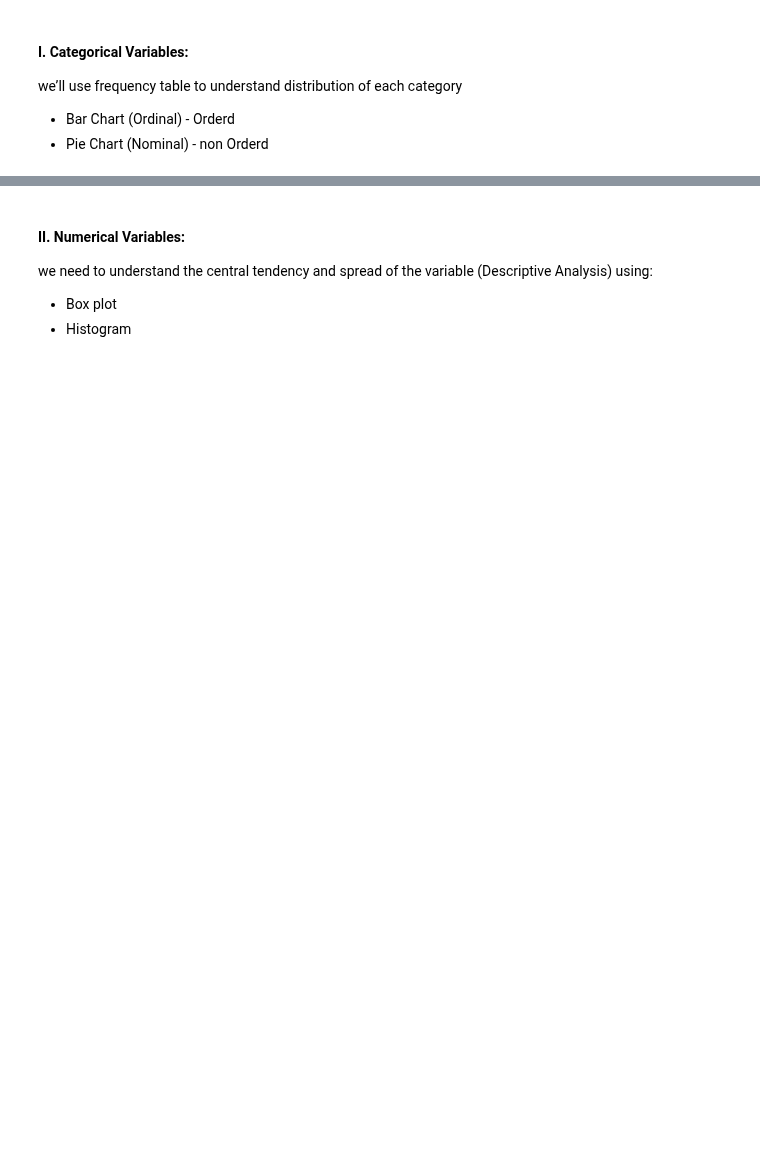
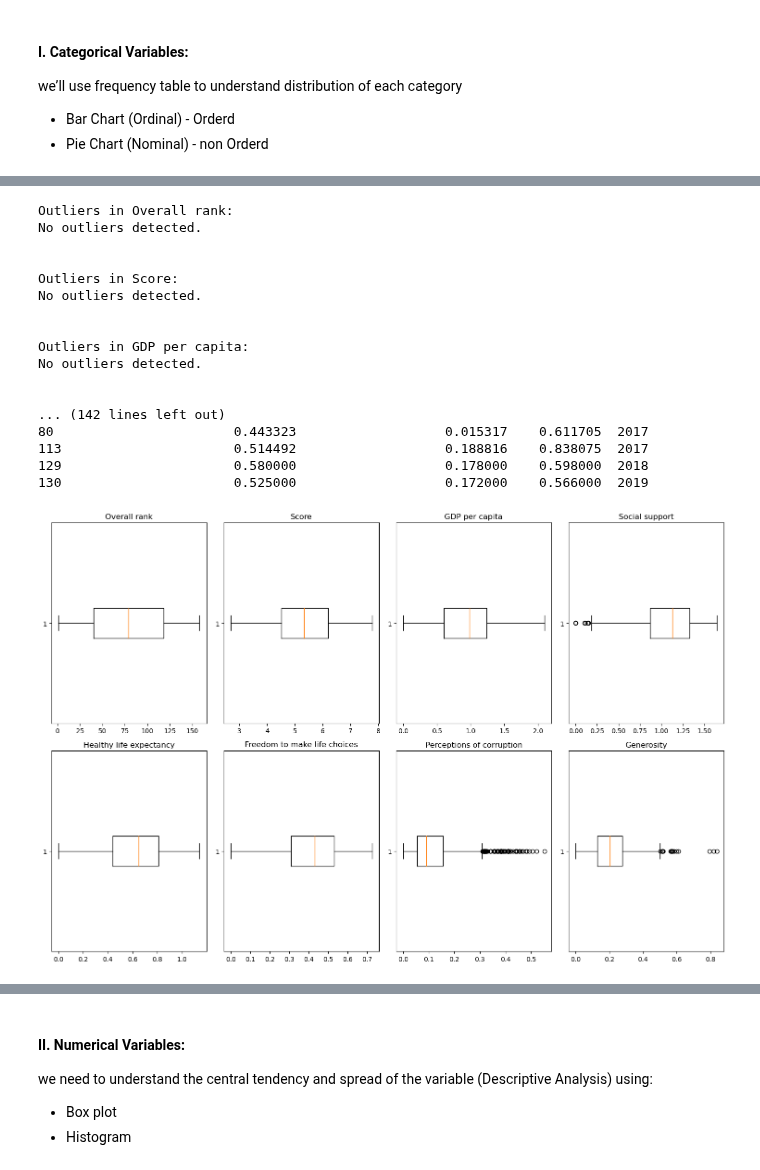
Before and after one commit to Tuwaiq-DS-ML-bootcamp-V-7/Usecase-2, a Jupyter notebook: EDA explain template-(Salman Gassem).ipynb, the cells around one changed output, grey strips where cells are left out. Saved outputs shown, nothing was run; the diff lists cells and outputs as text; code cells hidden in the pictures; blank space fills up the shorter version.

```diff
--- a/EDA explain template-(Salman Gassem).ipynb
+++ b/EDA explain template-(Salman Gassem).ipynb
@@ -850,0 +939,62 @@ we’ll use frequency table to understand distribution of each category
+# %%
+def find_outliers(df, column_name):
+    Q1 = df[column_name].quantile(0.25)
+    Q3 = df[column_name].quantile(0.75)
+    IQR = Q3 - Q1
+    lower_bound = Q1 - 1.5 * IQR
+    upper_bound = Q3 + 1.5 * IQR
+    outliers = df[(df[column_name] < lower_bound) | (df[column_name] > upper_bound)]
+    return outliers
+
+numeric_columns = [
+    'Overall rank',
+    'Score',
+    'GDP per capita',
+    'Social support',
+    'Healthy life expectancy',
+    'Freedom to make life choices',
+    'Perceptions of corruption',
+    'Generosity'
+]
+
+outlier_dict = {}
+for column in numeric_columns:
+    outliers = find_outliers(merged_dfs, column)
+    outlier_dict[column] = outliers
+
+for column, outliers in outlier_dict.items():
+    print(f"Outliers in {column}:")
+    if not outliers.empty:
+        print(outliers)
+    else:
+        print("No outliers detected.")
+    print("\n")
+
+plt.figure(figsize=(15, 10))
+
+for i, column in enumerate(numeric_columns, 1):
+    plt.subplot(2, 4, i)
+    plt.boxplot(merged_dfs[column], vert=False)
+    plt.title(column)
+
+plt.tight_layout()
+plt.show()
+# %% [output]
+Outliers in Overall rank:
+No outliers detected.
+
+
+Outliers in Score:
+No outliers detected.
+
+
+Outliers in GDP per capita:
+No outliers detected.
+
+
+... (142 lines left out)
+80                       0.443323                   0.015317    0.611705  2017
+113                      0.514492                   0.188816    0.838075  2017
+129                      0.580000                   0.178000    0.598000  2018
+130                      0.525000                   0.172000    0.566000  2019
+[figure, added]
```
Also changed, not shown: parts of 23 cells of this notebook.
